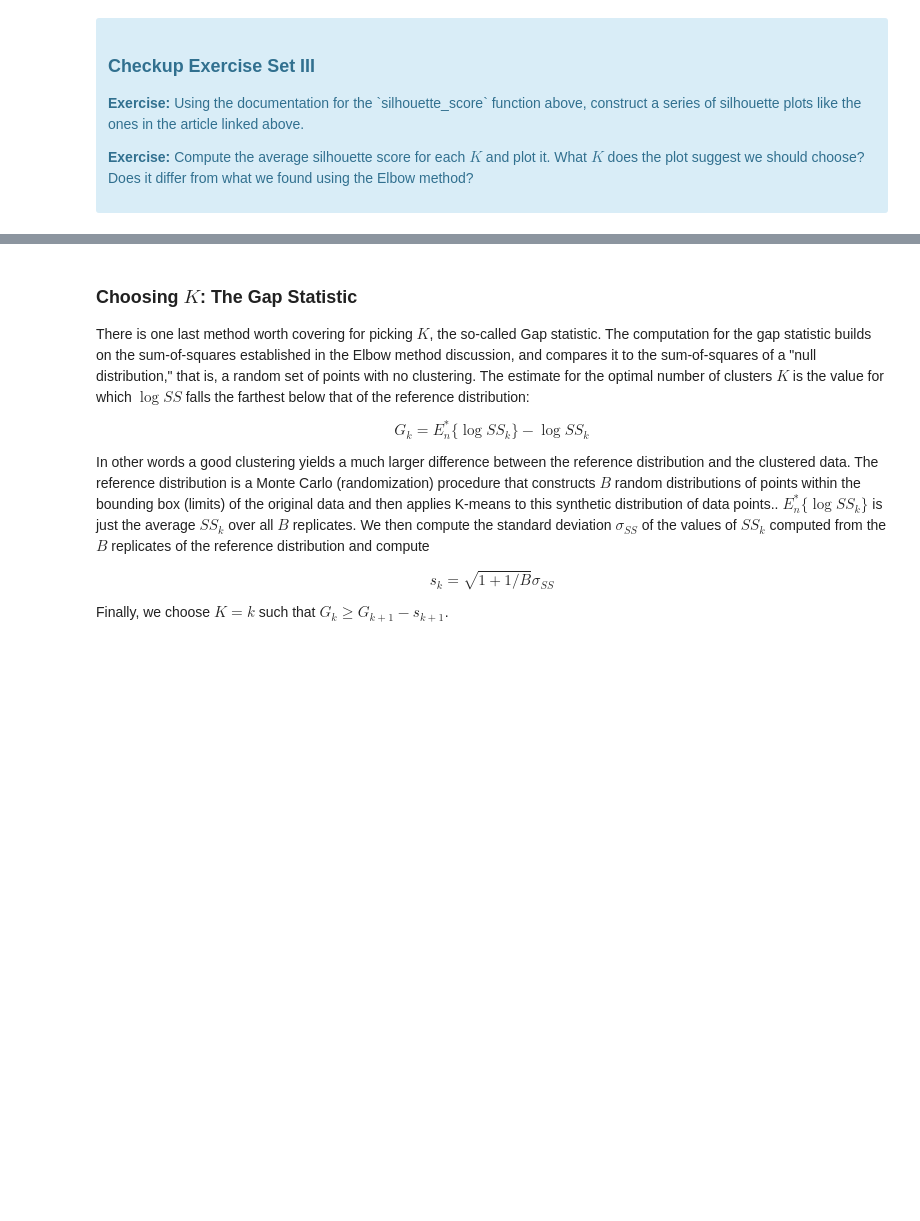
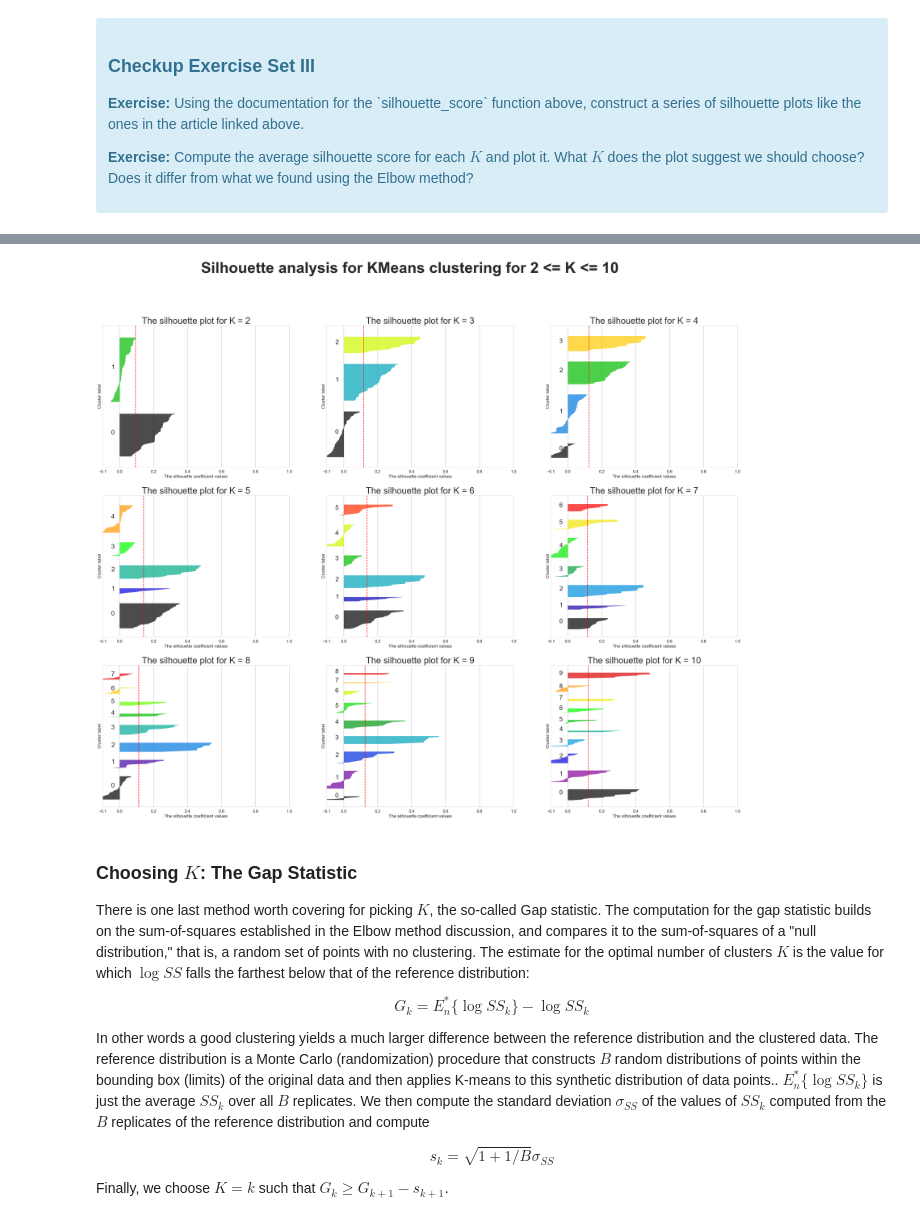
Before and after one commit to azades/Springboard, a Jupyter notebook: clustering/Mini_Project_Clustering.ipynb, the cells around one changed output, grey strips where cells are left out. Cells and saved outputs as stored; diff of their text form; code cells hidden in the pictures; blank space fills up the shorter version.

```diff
--- a/clustering/Mini_Project_Clustering.ipynb
+++ b/clustering/Mini_Project_Clustering.ipynb
@@ -108,0 +275,73 @@ Fortunately, scikit-learn provides a function to compute this for us (phew!) cal
+# %%
+import matplotlib.cm as cm
+from sklearn.metrics import silhouette_samples, silhouette_score
+
+# # Create subplots based on x_index / y_index
+
+k_list = list(range(2, 11))
+
+n_rows_subplots = len(k_list)//3 + len(k_list)%3
+fig, axes = plt.subplots(n_rows_subplots ,3)  # n x 3 subplots (only silhouette!)
+fig.set_size_inches(45, 35)
+
+silhouette_avg_scores = [] # empty array to plot silhouette scores later
+
+for idx, k in enumerate(k_list):
+    x_axes = idx // 3
+    y_axes = idx % 3
+
+    axes[x_axes][y_axes].set_xlim([-0.1, 1])  # normally from -1 to 1, but don't need to go that far
+
+    # The 1st subplot is the silhouette plot
+    # (k + 1)*10 is for inserting blank space between silhouette
+    # plots of individual clusters, to demarcate them clearly.
+    axes[x_axes][y_axes].set_ylim([0, len(x_cols) + (k + 1) * 10])
+
+    K_cluster = KMeans(n_clusters=k, random_state=10) # For Reproducibility
+    K_pred = K_cluster.fit_predict(x_cols)
+
+    silhouette_avg = silhouette_score(x_cols, K_pred)
+    silhouette_avg_scores.append(silhouette_avg)
+    print("For K = {}, the average silhouette_score is: {:0.4f}".format(k, silhouette_avg))
+
+    sample_silhouette_values = silhouette_samples(x_cols, K_pred)
+
+    y_lower = 10
+#     print(sample_silhouette_values)
+
+    # For every cluster in the sample, plot the silhouette plots!
+    for i in range(k):
+        # Aggregate the silhouette scores for PREDICTED samples belonging to
+        # cluster i, and sort them
+        ith_cluster_sil_values = sample_silhouette_values[K_pred == i]
+
+        ith_cluster_sil_values.sort()
+        size_cluster_i = ith_cluster_sil_values.shape[0]
+
+        y_upper = y_lower + size_cluster_i
+
+        color = cm.nipy_spectral(float(i) / k)
+
+        # Actual Silhouette Plot
+        axes[x_axes][y_axes].fill_betweenx(np.arange(y_lower, y_upper),
+                          0, ith_cluster_sil_values,
+                          facecolor=color, edgecolor=color, alpha=0.7)
+
+        # Label the silhouette plots with their cluster numbers at the middle
+        axes[x_axes][y_axes].text(-0.05, y_lower + 0.5 * size_cluster_i, str(i), size=25)
+
+        # To "stack" each silhouette plot with a height of 10
+        y_lower = y_upper + 10
+
+    axes[x_axes][y_axes].set_title("The silhouette plot for K = {}".format(k), fontsize=35)
+    axes[x_axes][y_axes].set_xlabel("The silhouette coefficient values")
+    axes[x_axes][y_axes].set_ylabel("Cluster label")
+
+    axes[x_axes][y_axes].axvline(x=silhouette_avg, color='red', linestyle='--', linewidth='2')
+
+    axes[x_axes][y_axes].set_yticks([])  # Clear the yaxis labels / ticks
+    axes[x_axes][y_axes].set_xticks([-0.1, 0, 0.2, 0.4, 0.6, 0.8, 1])
+
+fig.suptitle(("Silhouette analysis for KMeans clustering for 2 <= K <= 10"), fontsize=60, fontweight='bold')
+plt.show()
+# %% [output]
@@ -109,3 +357,4 @@ Fortunately, scikit-learn provides a function to compute this for us (phew!) cal
+[figure, added]
 # %% [markdown]
 ### Choosing $K$: The Gap Statistic
 
```
Also changed, not shown: parts of 24 cells of this notebook, 1 other file.
